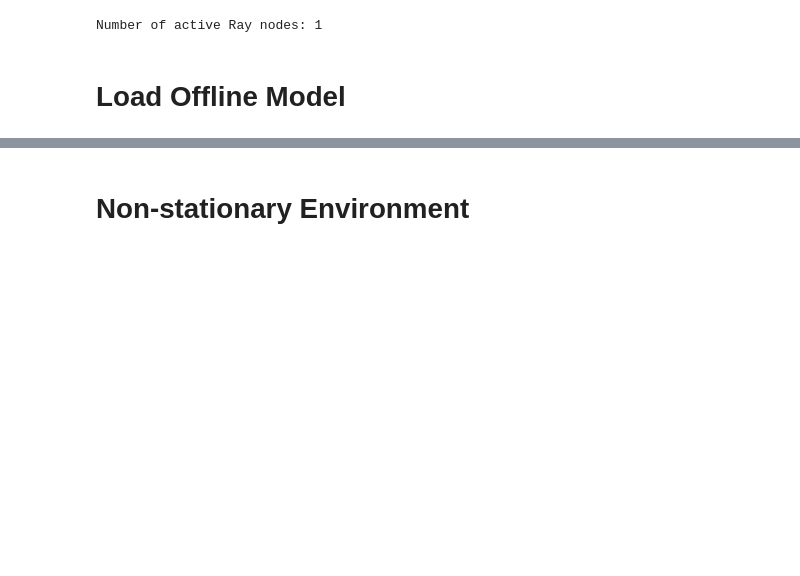
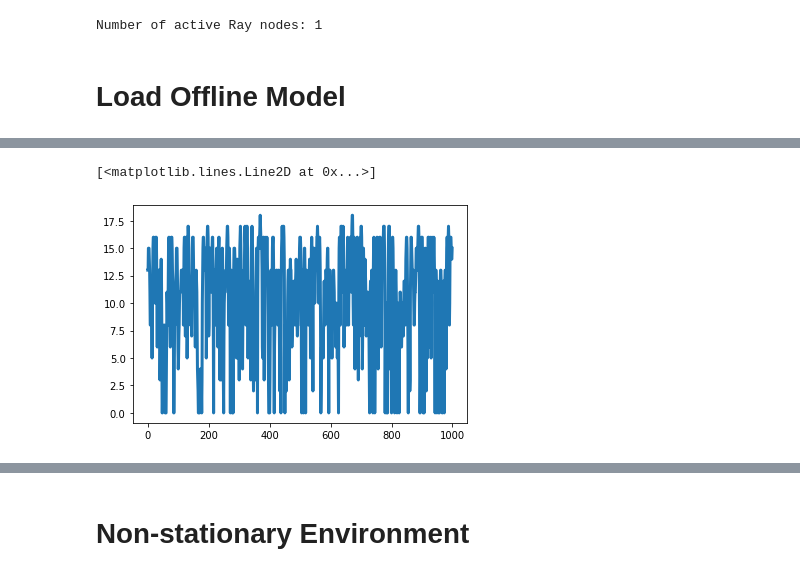
Before and after one commit to vidits-kth/bayesla-link-adaptation, a Jupyter notebook: Con_TS_OLLA.ipynb, the cells around one changed output, grey strips where cells are left out. Cells and saved outputs as stored; diff of their text form; code cells hidden in the pictures; blank space fills up the shorter version.

```diff
--- a/Con_TS_OLLA.ipynb
+++ b/Con_TS_OLLA.ipynb
@@ -82,0 +163,5 @@ CQI: 5
+# %%
+plt.plot(channel_quality_indices)
+# %% [output]
+[<matplotlib.lines.Line2D at 0x...>]
+[figure, added]
```
Also changed, not shown: parts of 18 cells of this notebook, 1 other file.
